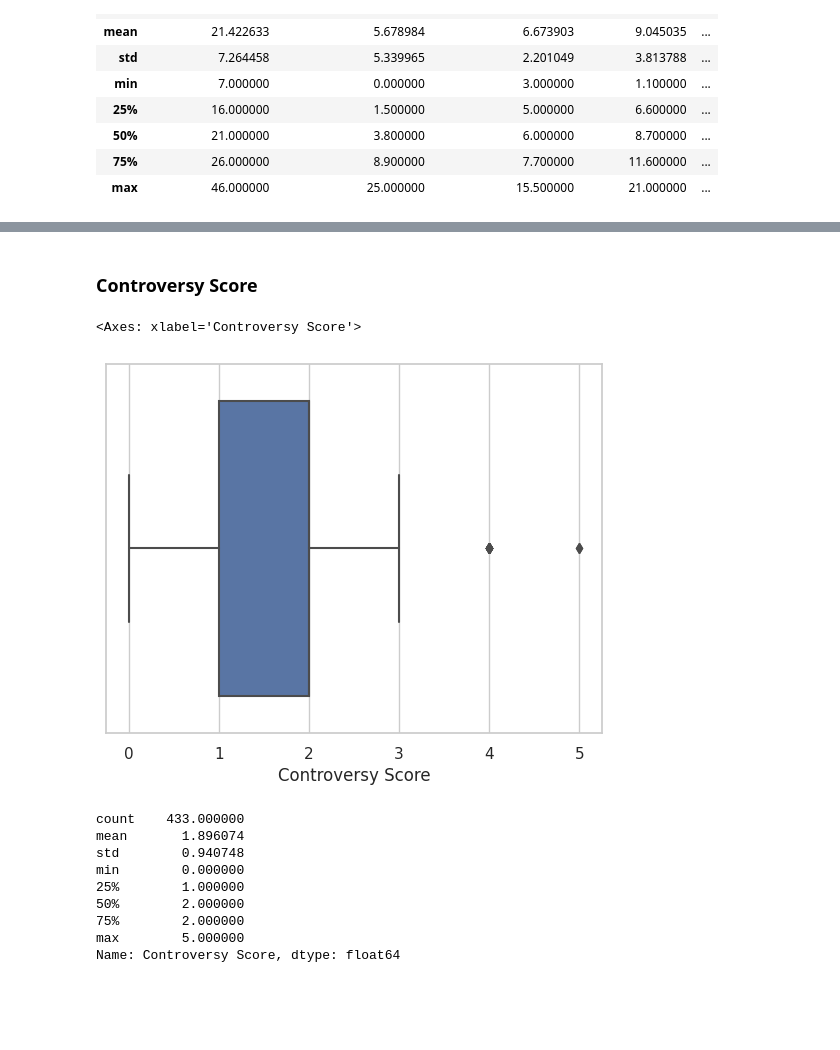
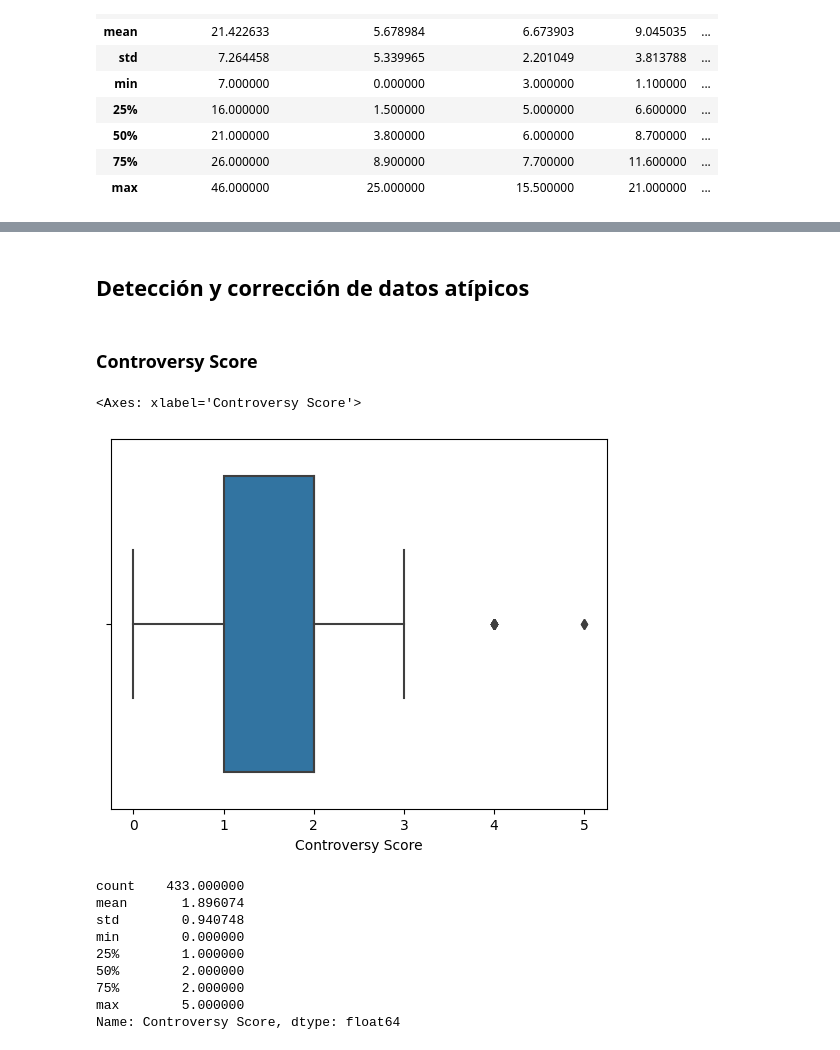
Before and after one commit to avanegasp/mi_proyecto_unicatalu-a, a Jupyter notebook: Módulo4_Practica_individual_ESG.ipynb, the cells around one changed output, grey strips where cells are left out. Cells and saved outputs as stored; diff of their text form; code cells hidden in the pictures; blank space fills up the shorter version.

```diff
--- a/Módulo4_Practica_individual_ESG.ipynb
+++ b/Módulo4_Practica_individual_ESG.ipynb
@@ -73,0 +80,2 @@ sns.countplot(data=risk, x='Controversy Level', order=['Moderate', 'Low','Signif
+# %%
+risk_2 = risk.drop(columns=['Symbol'])
@@ -74,9 +102,11 @@ sns.countplot(data=risk, x='Controversy Level', order=['Moderate', 'Low','Signif
+# %% [markdown]
+## Detección y corrección de datos atípicos
 # %% [markdown]
 ### Controversy Score
 # %%
-sns.boxplot(data=risk, x='Controversy Score')
+sns.boxplot(data=risk_2, x='Controversy Score')
 # %% [output]
 <Axes: xlabel='Controversy Score'>
-[figure, old version]
+[figure, new version]
 # %%
 #La media y mediana son tan cercanas que no se nota la mediana en el gráfico
```
Also changed, not shown: parts of 60 cells of this notebook.
